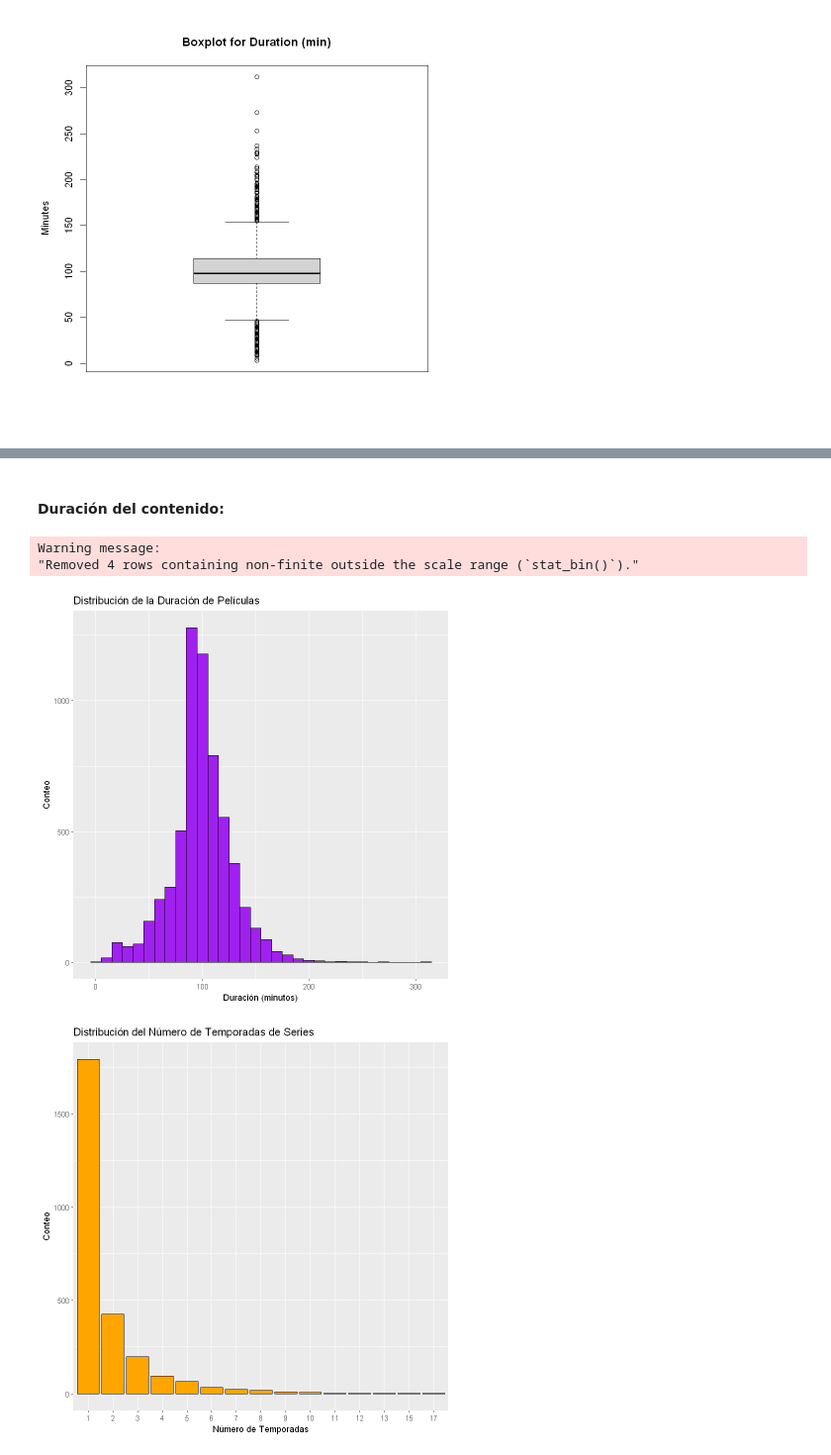
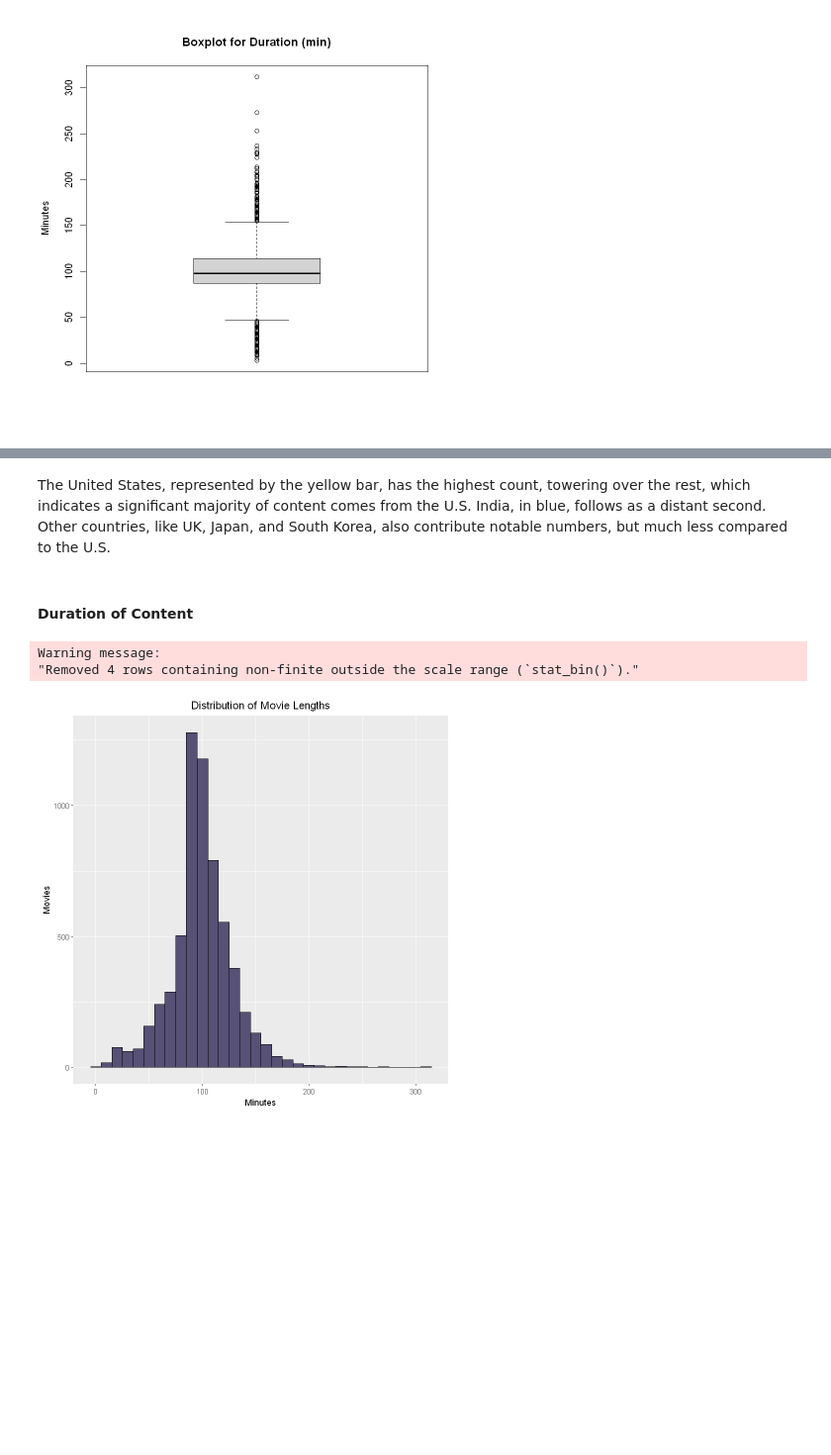
Before and after one commit to emmaarenas/netflix-analysis, a Jupyter notebook: notebooks/netflix-analysis.ipynb, the cells around one changed output, grey strips where cells are left out. Shown at 99% size. Cells and saved outputs as stored; diff of their text form; code cells hidden in the pictures; blank space fills up the shorter version.

```diff
--- a/notebooks/netflix-analysis.ipynb
+++ b/notebooks/netflix-analysis.ipynb
@@ -299,17 +338,13 @@ ggplot(netflix_titles_filtered, aes(x = country)) +
+# %% [markdown]
+The United States, represented by the yellow bar, has the highest count, towering over the rest, which indicates a significant majority of content comes from the U.S. India, in blue, follows as a distant second. Other countries, like UK, Japan, and South Korea, also contribute notable numbers, but much less compared to the U.S.
 # %% [markdown]
-#### Duración del contenido:
+#### Duration of Content
 # %%
-# Histograma para películas
 ggplot(subset(netflix_titles, type == "Movie"), aes(x = duration_min)) +
-  geom_histogram(binwidth = 10, fill = 'purple', color = 'black') +
-  labs(title = "Distribución de la Duración de Películas", x = "Duración (minutos)", y = "Conteo")
-
-# Barplot para series, mostrando las temporadas
-ggplot(subset(netflix_titles, type == "TV Show"), aes(x = as.factor(seasons))) +
-  geom_bar(fill = 'orange', color = 'black') +
-  labs(title = "Distribución del Número de Temporadas de Series", x = "Número de Temporadas", y = "Conteo")
+  geom_histogram(binwidth = 10, fill = "#565175", color = 'black') +
+  labs(title = "Distribution of Movie Lengths", x = "Minutes", y = "Movies") +
+  theme(plot.title = element_text(hjust = 0.5))
 # %% [output]
 Warning message:
 "Removed 4 rows containing non-finite outside the scale range (`stat_bin()`)."
-[figure, old version]
+[figure, new version]
-[figure, removed]
```
Also changed, not shown: parts of 67 cells of this notebook.
